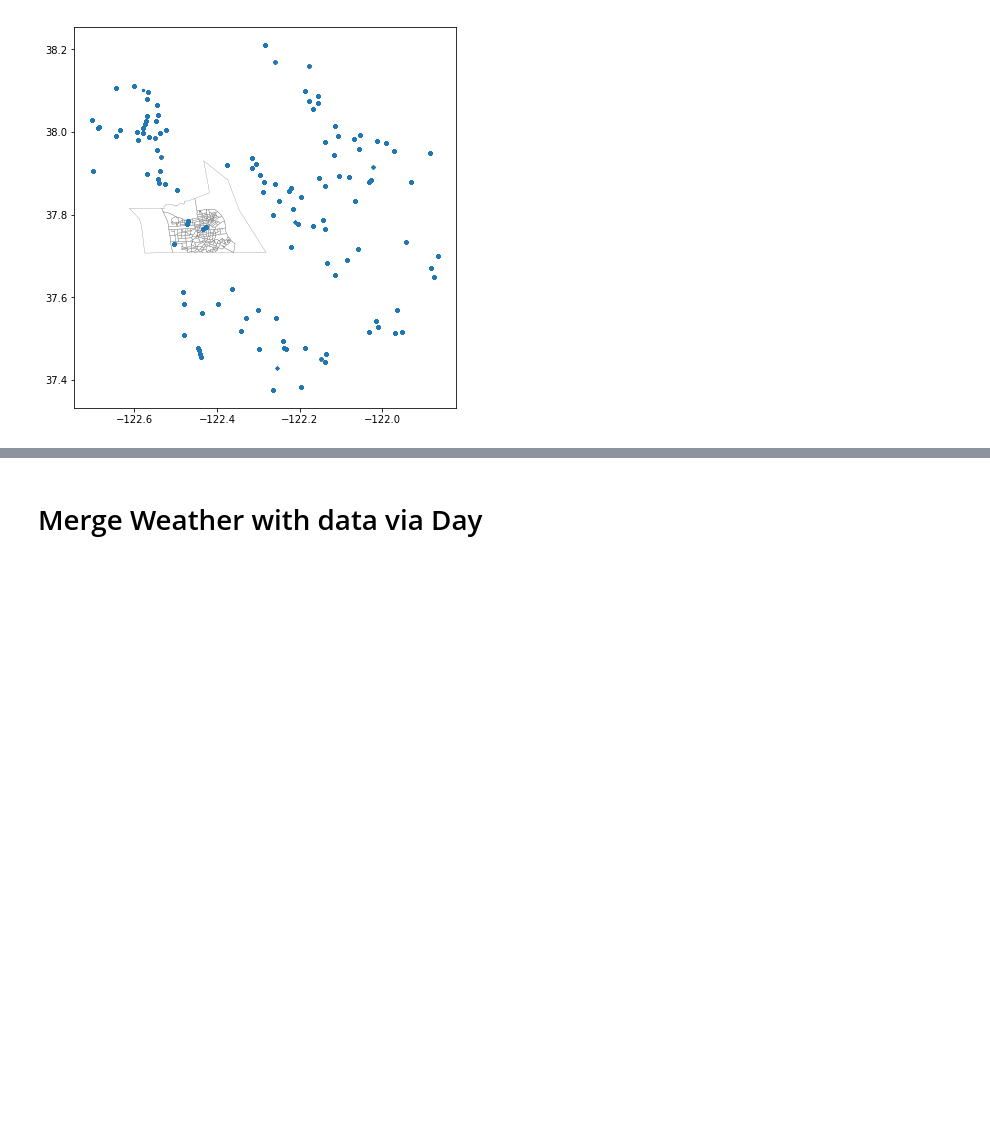
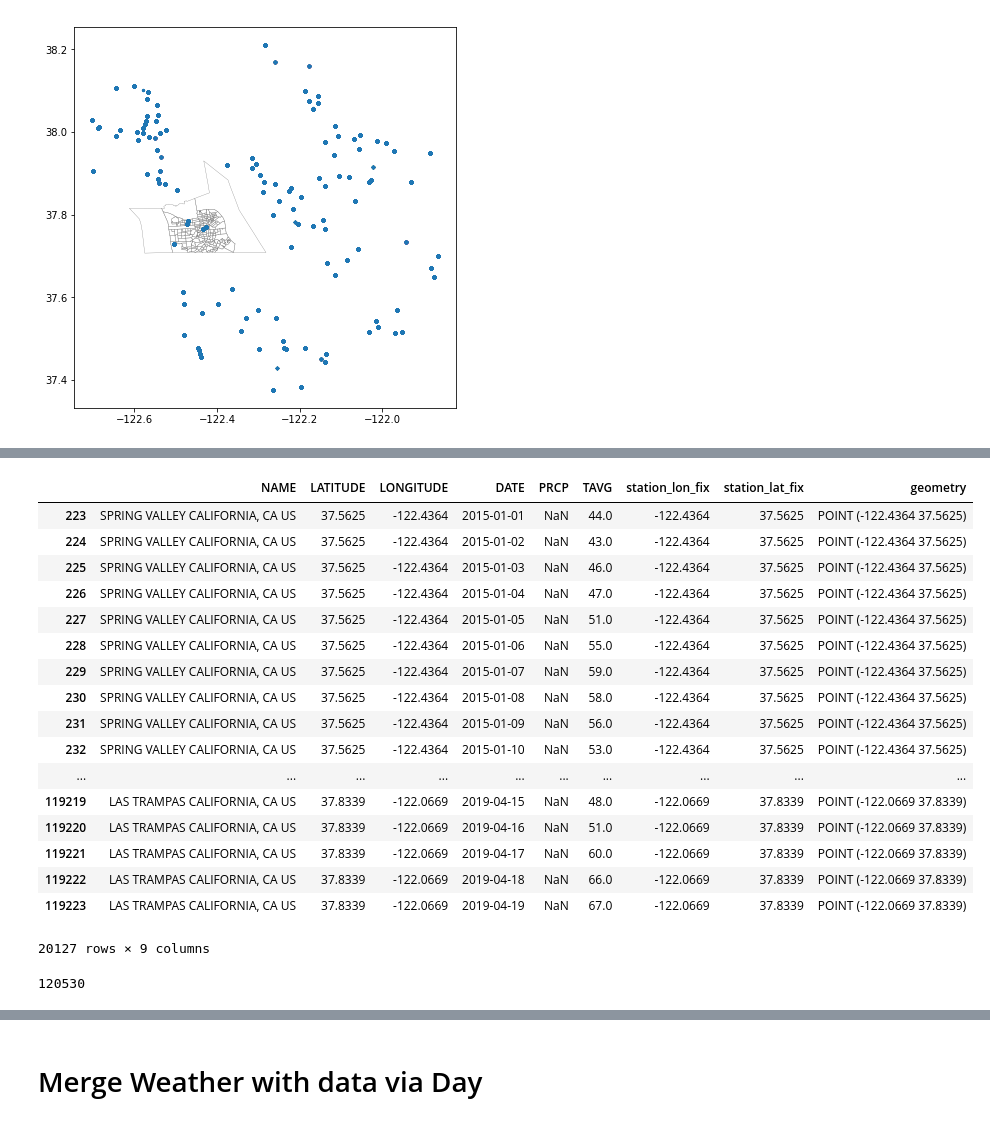
Before and after one commit to johniselin/info254_sfo_police, a Jupyter notebook: dataset_modification.ipynb, the cells around one changed output, grey strips where cells are left out. Drawn from its saved outputs; the diff is of its cells as text; code cells hidden in the pictures; blank space fills up the shorter version.

```diff
--- a/dataset_modification.ipynb
+++ b/dataset_modification.ipynb
@@ -233,0 +244,25 @@ weather.plot(ax=base, markersize=5)
+# %%
+weather[weather.TAVG.notna()]
+# %% [output]
+|  | NAME | LATITUDE | LONGITUDE | DATE | PRCP | TAVG | station_lon_fix | station_lat_fix | geometry |
+| 223 | SPRING VALLEY CALIFORNIA, CA US | 37.5625 | -122.4364 | 2015-01-01 | NaN | 44.0 | -122.4364 | 37.5625 | POINT (-122.4364 37.5625) |
+| 224 | SPRING VALLEY CALIFORNIA, CA US | 37.5625 | -122.4364 | 2015-01-02 | NaN | 43.0 | -122.4364 | 37.5625 | POINT (-122.4364 37.5625) |
+| 225 | SPRING VALLEY CALIFORNIA, CA US | 37.5625 | -122.4364 | 2015-01-03 | NaN | 46.0 | -122.4364 | 37.5625 | POINT (-122.4364 37.5625) |
+| 226 | SPRING VALLEY CALIFORNIA, CA US | 37.5625 | -122.4364 | 2015-01-04 | NaN | 47.0 | -122.4364 | 37.5625 | POINT (-122.4364 37.5625) |
+| 227 | SPRING VALLEY CALIFORNIA, CA US | 37.5625 | -122.4364 | 2015-01-05 | NaN | 51.0 | -122.4364 | 37.5625 | POINT (-122.4364 37.5625) |
+| 228 | SPRING VALLEY CALIFORNIA, CA US | 37.5625 | -122.4364 | 2015-01-06 | NaN | 55.0 | -122.4364 | 37.5625 | POINT (-122.4364 37.5625) |
+| 229 | SPRING VALLEY CALIFORNIA, CA US | 37.5625 | -122.4364 | 2015-01-07 | NaN | 59.0 | -122.4364 | 37.5625 | POINT (-122.4364 37.5625) |
+| 230 | SPRING VALLEY CALIFORNIA, CA US | 37.5625 | -122.4364 | 2015-01-08 | NaN | 58.0 | -122.4364 | 37.5625 | POINT (-122.4364 37.5625) |
+| 231 | SPRING VALLEY CALIFORNIA, CA US | 37.5625 | -122.4364 | 2015-01-09 | NaN | 56.0 | -122.4364 | 37.5625 | POINT (-122.4364 37.5625) |
+| 232 | SPRING VALLEY CALIFORNIA, CA US | 37.5625 | -122.4364 | 2015-01-10 | NaN | 53.0 | -122.4364 | 37.5625 | POINT (-122.4364 37.5625) |
+| ... | ... | ... | ... | ... | ... | ... | ... | ... | ... |
+| 119219 | LAS TRAMPAS CALIFORNIA, CA US | 37.8339 | -122.0669 | 2019-04-15 | NaN | 48.0 | -122.0669 | 37.8339 | POINT (-122.0669 37.8339) |
+| 119220 | LAS TRAMPAS CALIFORNIA, CA US | 37.8339 | -122.0669 | 2019-04-16 | NaN | 51.0 | -122.0669 | 37.8339 | POINT (-122.0669 37.8339) |
+| 119221 | LAS TRAMPAS CALIFORNIA, CA US | 37.8339 | -122.0669 | 2019-04-17 | NaN | 60.0 | -122.0669 | 37.8339 | POINT (-122.0669 37.8339) |
+| 119222 | LAS TRAMPAS CALIFORNIA, CA US | 37.8339 | -122.0669 | 2019-04-18 | NaN | 66.0 | -122.0669 | 37.8339 | POINT (-122.0669 37.8339) |
+| 119223 | LAS TRAMPAS CALIFORNIA, CA US | 37.8339 | -122.0669 | 2019-04-19 | NaN | 67.0 | -122.0669 | 37.8339 | POINT (-122.0669 37.8339) |
+20127 rows × 9 columns
+# %%
+len(weather)
+# %% [output]
+120530
```
Also changed, not shown: parts of 6 cells of this notebook, 3 other files.
